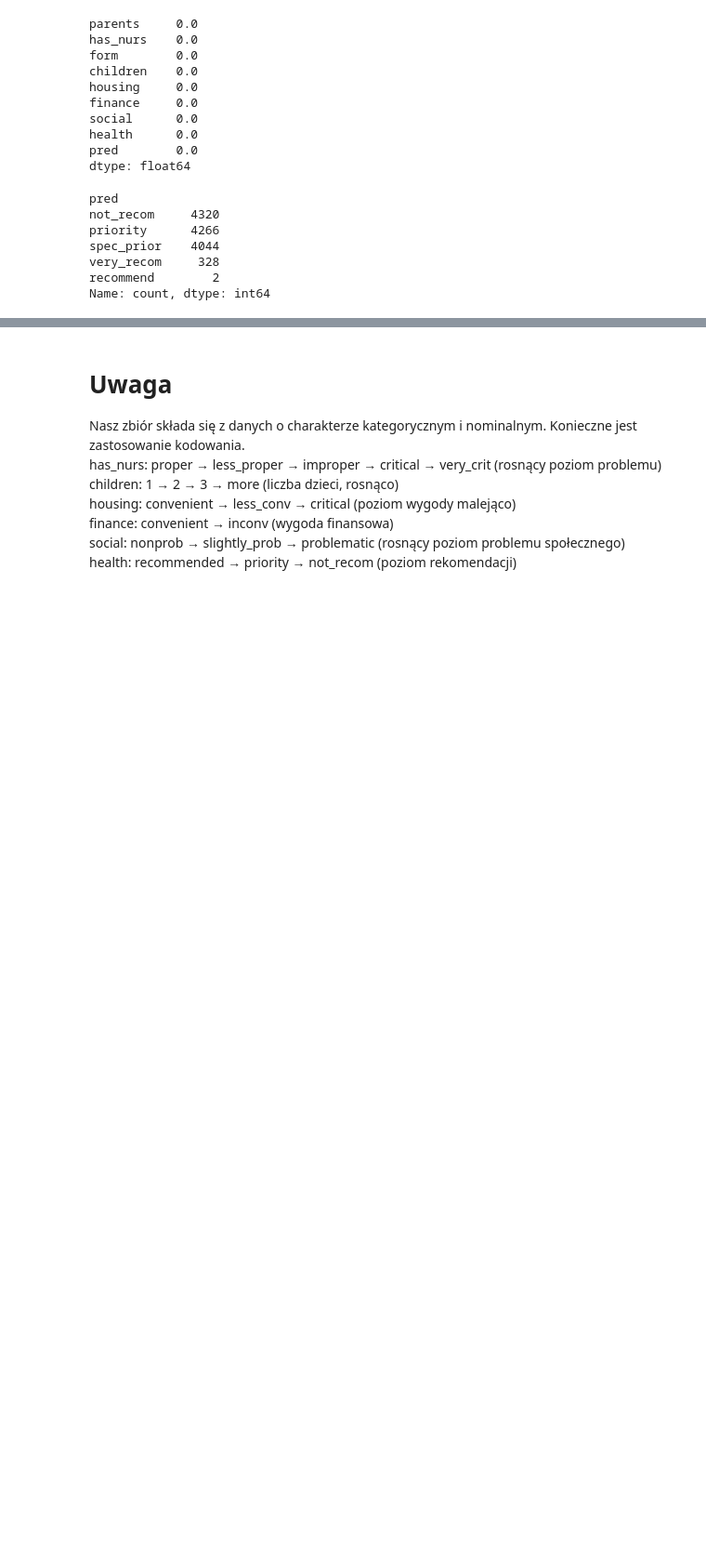
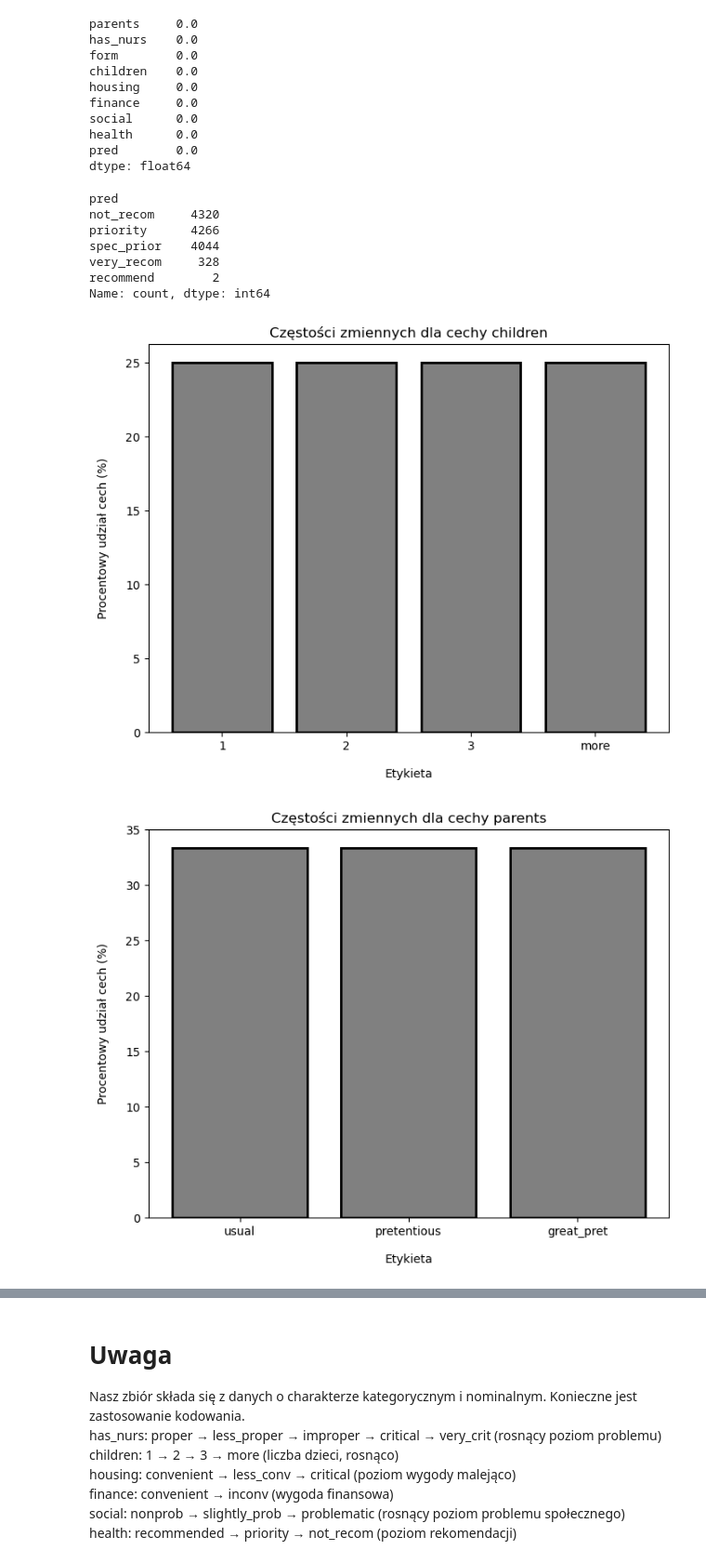
Before and after one commit to jakubfigura/computational_intelligence, a Jupyter notebook: project/ffnn.ipynb, the cells around one changed output, grey strips where cells are left out. Shown at 93% size. Cells and saved outputs as stored; diff of their text form; code cells hidden in the pictures; blank space fills up the shorter version.

```diff
--- a/project/ffnn.ipynb
+++ b/project/ffnn.ipynb
@@ -51,6 +78,21 @@ spec_prior    4044
 very_recom     328
 recommend        2
 Name: count, dtype: int64
+# %%
+y = nursery_data['pred']
+X = nursery_data.drop('pred', axis=1)
 # %%
 #pobieram etykiety kolumn
-labels = list(nursery_data.columns)
+labels = ['children', 'parents', 'housing', 'finance', 'social', 'health', 'form', 'has_nurs']
+for label in labels:
+    feature = X[label].value_counts().sort_values()
+    percent_feature = (feature.values / sum(feature.values)) * 100
+    fig, ax = plt.subplots(figsize = (8,6))
+    bars = plt.bar(feature.index, percent_feature, edgecolor = 'black', color = 'grey', linewidth = 2)
+    plt.title(f"Częstości zmiennych dla cechy {label}")
+    plt.ylabel("Procentowy udział cech (%)", labelpad=14)
+    plt.xlabel("Etykieta", labelpad=14)
+    plt.show()
+# %% [output]
+[figure, added]
+[figure, added]
```
Also changed, not shown: parts of 42 cells of this notebook.
